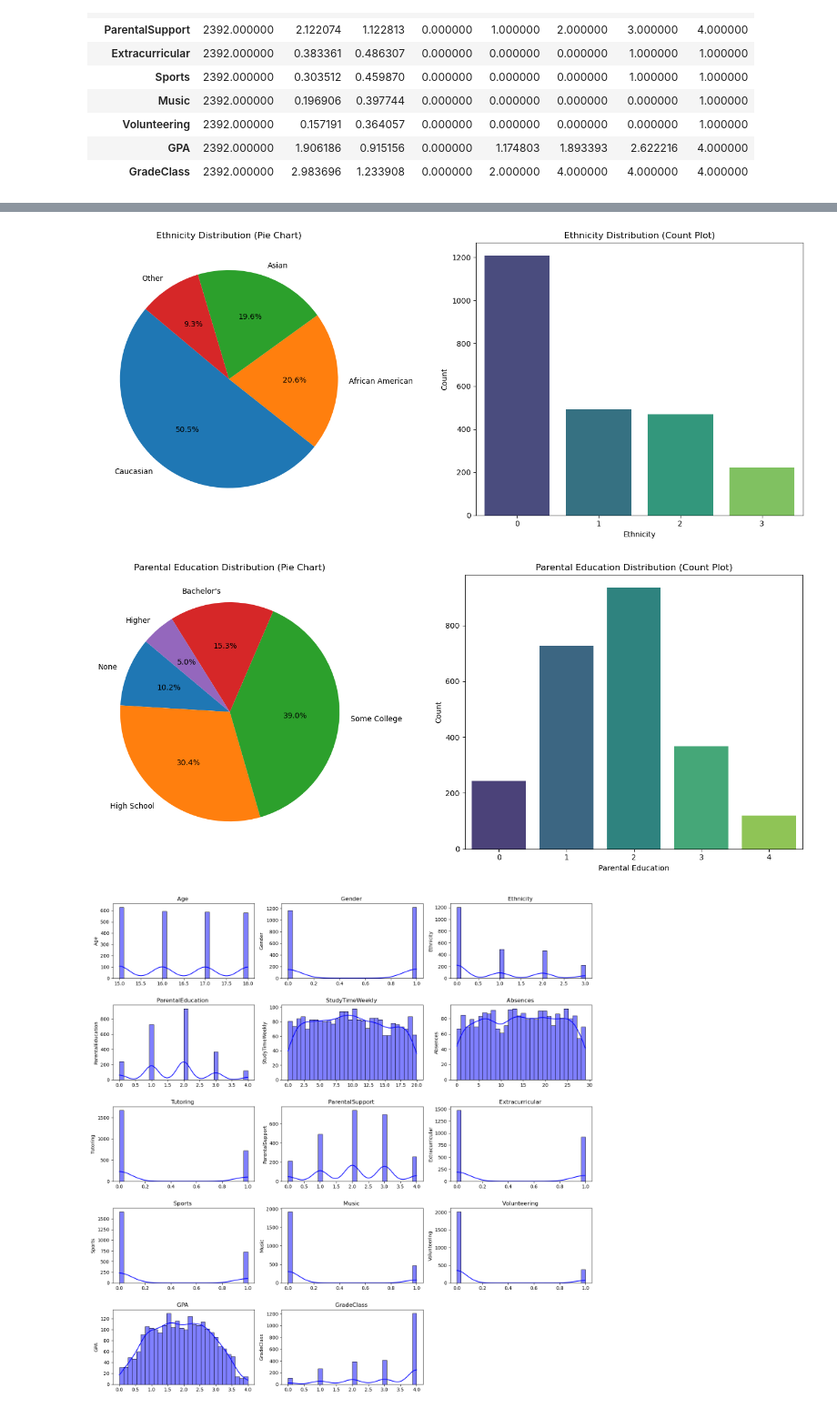
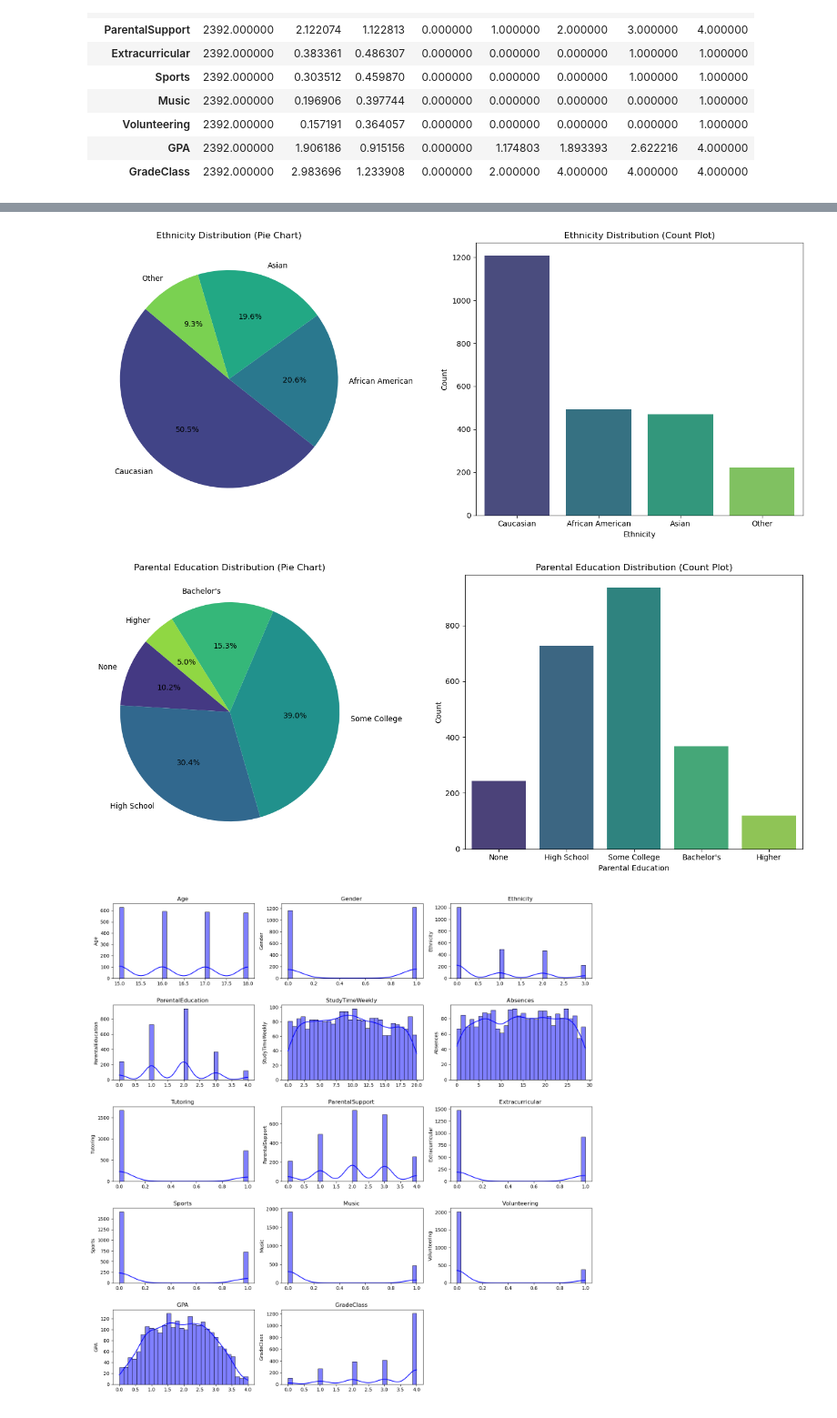
Before and after one commit to ahmedhassan456/students_performance_classification, a Jupyter notebook: students_performance_classification.ipynb, the cells around one changed output, grey strips where cells are left out. Shown: that part at 91% size. Cells and saved outputs as stored; diff of their text form; code cells hidden in the pictures.

```diff
--- a/students_performance_classification.ipynb
+++ b/students_performance_classification.ipynb
@@ -227,31 +233,37 @@ plt.show()
 # %%
 ethnicity = df['Ethnicity'].value_counts().sort_index()
 
+palette = sns.color_palette("viridis", n_colors=len(ethnicity))
+labels = ['Caucasian', 'African American', 'Asian', 'Other']
 fig, (ax1, ax2) = plt.subplots(1, 2, figsize=(14, 6))
-ax1.pie(ethnicity, autopct='%1.1f%%', startangle=140, labels=['Caucasian', 'African American', 'Asian', 'Other'])
+ax1.pie(ethnicity, autopct='%1.1f%%', startangle=140, labels=labels, colors=palette)
 ax1.set_title('Ethnicity Distribution (Pie Chart)')
-sns.countplot(x='Ethnicity', data=df, ax=ax2, palette='viridis')
+sns.countplot(x='Ethnicity', data=df, ax=ax2, palette=palette)
 ax2.set_title('Ethnicity Distribution (Count Plot)')
 ax2.set_xlabel('Ethnicity')
 ax2.set_ylabel('Count')
+ax2.set_xticklabels(labels)
 plt.tight_layout()
 plt.show()
 # %% [output]
-[figure, old version]
+[figure, new version]
 # %%
 parental_education = df['ParentalEducation'].value_counts().sort_index()
 
+palette = sns.color_palette("viridis", n_colors=len(parental_education))
+labels = ['None', 'High School', 'Some College', "Bachelor's", 'Higher']
 fig, (ax1, ax2) = plt.subplots(1, 2, figsize=(14, 6))
-ax1.pie(parental_education, autopct='%1.1f%%', startangle=140, labels=['None', 'High School', 'Some College', "Bachelor's", 'Higher'])
+ax1.pie(parental_education, autopct='%1.1f%%', startangle=140, labels=labels, colors=palette)
 ax1.set_title('Parental Education Distribution (Pie Chart)')
-sns.countplot(x='ParentalEducation', data=df, ax=ax2, palette='viridis')
+sns.countplot(x='ParentalEducation', data=df, ax=ax2, palette=palette)
 ax2.set_title('Parental Education Distribution (Count Plot)')
 ax2.set_xlabel('Parental Education')
 ax2.set_ylabel('Count')
+ax2.set_xticklabels(labels)
 plt.tight_layout()
 plt.show()
 # %% [output]
-[figure, old version]
+[figure, new version]
 # %%
 plt.figure(figsize=(15, 15))
 for i, feature in enumerate(df.columns):
```
Also changed, not shown: parts of 11 cells of this notebook, 1 other file.
